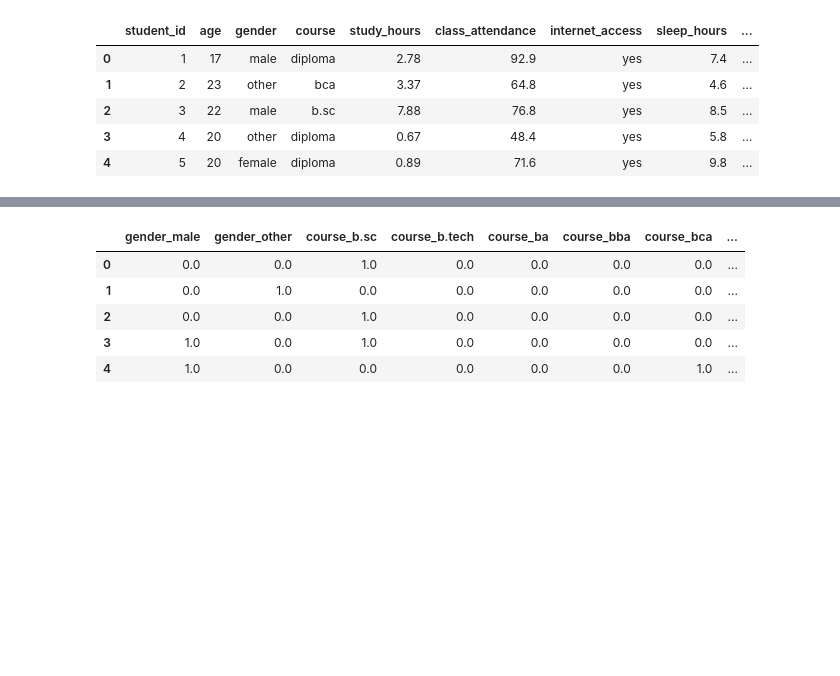
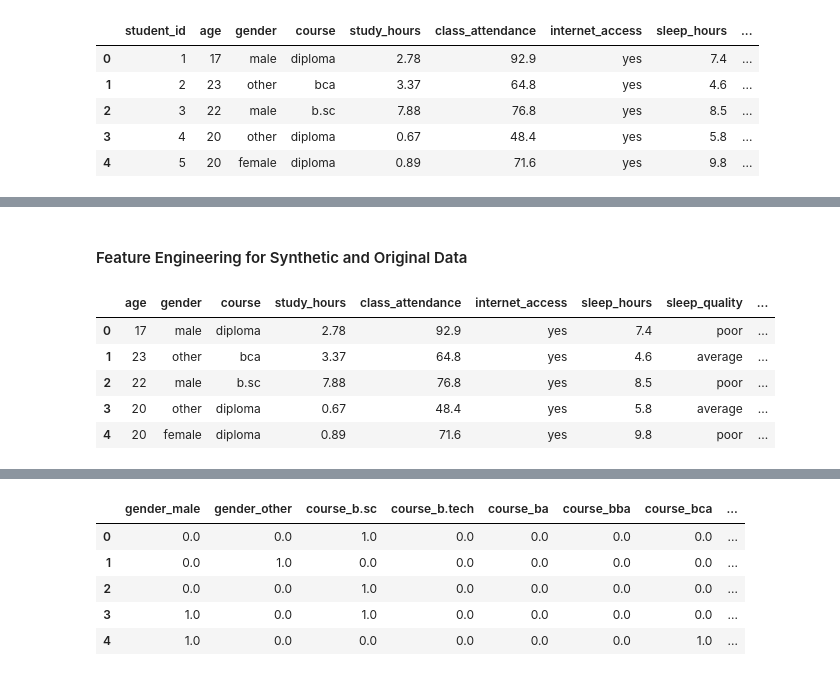
Before and after one commit to BahriDogru/Predicting-Student-Test-Scores-KCPS-S6E1, a Jupyter notebook: main.ipynb, the cells around one changed output, grey strips where cells are left out. Saved outputs shown, nothing was run; the diff lists cells and outputs as text; code cells hidden in the pictures; blank space fills up the shorter version.

```diff
--- a/main.ipynb
+++ b/main.ipynb
@@ -13,8 +37,8 @@ import mlflow
 import mlflow.sklearn
 from mlflow.models.signature import infer_signature
 # %%
-data = pd.read_csv("data/train.csv")
-data2 = pd.read_csv("data/Exam_Score_Prediction.csv")
-print(f"data = {data.shape}")
-print(f"data2 = {data2.shape}")
+Synt_data = pd.read_csv("data/train.csv")
+original_data = pd.read_csv("data/Exam_Score_Prediction.csv")
+print(f"Synthetic (Competition) Data = {Synt_data.shape}")
+print(f"Original Data = {original_data.shape}")
 # %% [output]
@@ -57,0 +236,19 @@ df.head()
+# %% [markdown]
+#### Feature Engineering for Synthetic and Original Data
+# %%
+original_data['NEW_academic_engagement'] = original_data['study_hours'] * original_data['class_attendance']
+original_data['NEW_age_study_interaction'] = original_data['age'] * original_data['study_hours']
+original_data['NEW_age_class_interaction'] = original_data['age'] * original_data['class_attendance']
+
+Synt_data['NEW_academic_engagement'] = Synt_data['study_hours'] * Synt_data['class_attendance']
+Synt_data['NEW_age_study_interaction'] = Synt_data['age'] * Synt_data['study_hours']
+Synt_data['NEW_age_class_interaction'] = Synt_data['age'] * Synt_data['class_attendance']
+
+original_data.head()
+# %% [output]
+|  | age | gender | course | study_hours | class_attendance | internet_access | sleep_hours | sleep_quality | ... |
+| 0 | 17 | male | diploma | 2.78 | 92.9 | yes | 7.4 | poor | ... |
+| 1 | 23 | other | bca | 3.37 | 64.8 | yes | 4.6 | average | ... |
+| 2 | 22 | male | b.sc | 7.88 | 76.8 | yes | 8.5 | poor | ... |
+| 3 | 20 | other | diploma | 0.67 | 48.4 | yes | 5.8 | average | ... |
+| 4 | 20 | female | diploma | 0.89 | 71.6 | yes | 9.8 | poor | ... |
```
Also changed, not shown: parts of 79 cells of this notebook, 18 other files.
